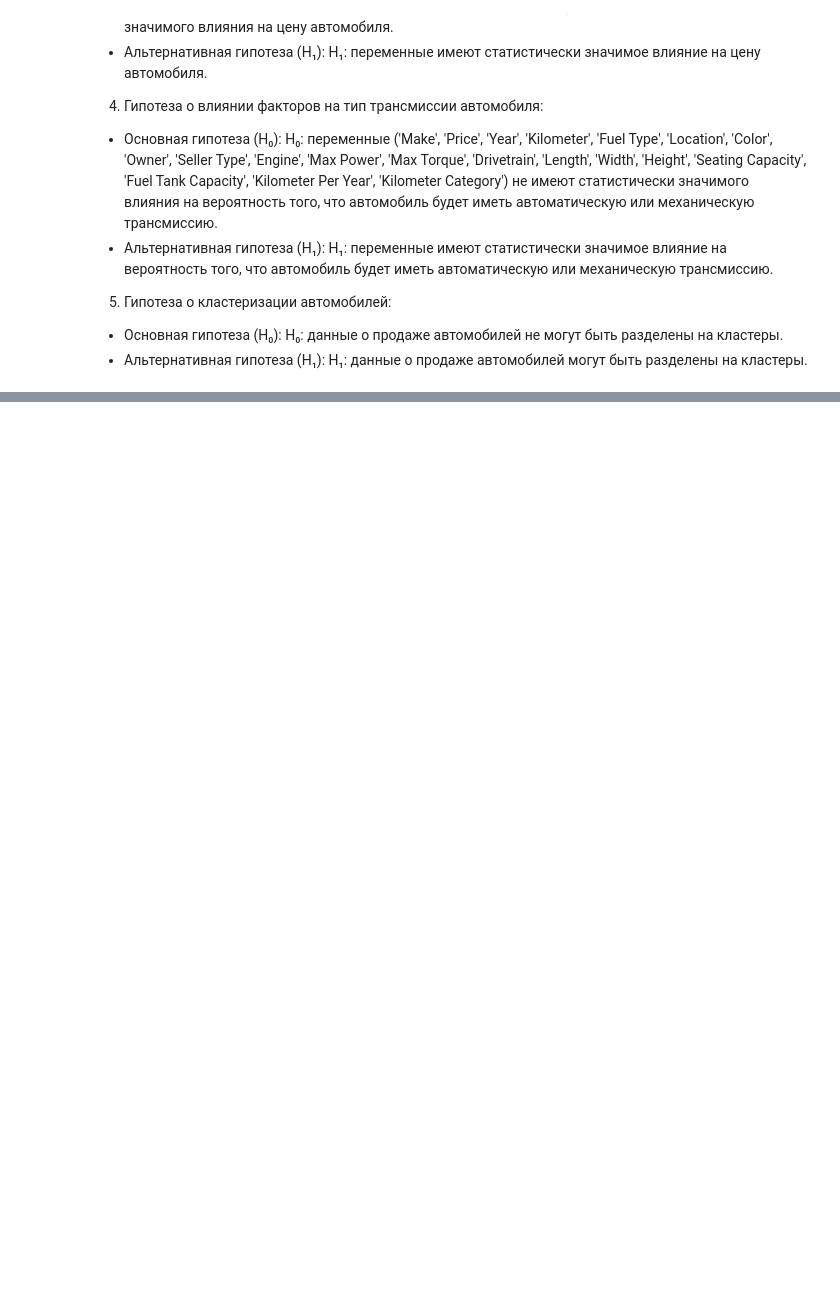
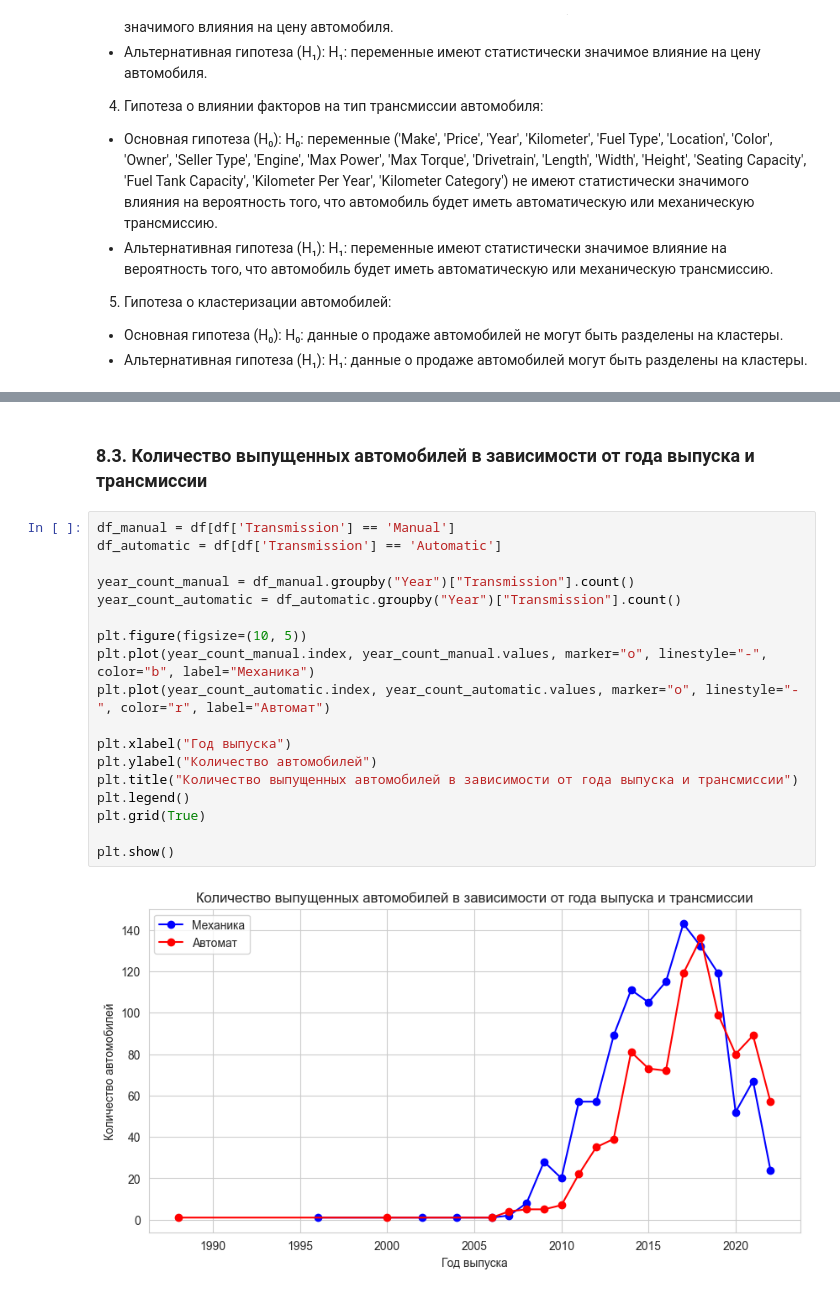
Before and after one commit to brshtsk/hell-in-python, a Jupyter notebook: Проект-авто.ipynb, the cells around one changed output, grey strips where cells are left out. Drawn from its saved outputs; the diff is of its cells as text; blank space fills up the shorter version.

```diff
--- a/Проект-авто.ipynb
+++ b/Проект-авто.ipynb
@@ -304,0 +376,22 @@ H₁: данные о продаже автомобилей могут быть
+# %% [markdown]
+### 8.3. Количество выпущенных автомобилей в зависимости от года выпуска и трансмиссии
+# %%
+df_manual = df[df['Transmission'] == 'Manual']
+df_automatic = df[df['Transmission'] == 'Automatic']
+
+year_count_manual = df_manual.groupby("Year")["Transmission"].count()
+year_count_automatic = df_automatic.groupby("Year")["Transmission"].count()
+
+plt.figure(figsize=(10, 5))
+plt.plot(year_count_manual.index, year_count_manual.values, marker="o", linestyle="-", color="b", label="Механика")
+plt.plot(year_count_automatic.index, year_count_automatic.values, marker="o", linestyle="-", color="r", label="Автомат")
+
+plt.xlabel("Год выпуска")
+plt.ylabel("Количество автомобилей")
+plt.title("Количество выпущенных автомобилей в зависимости от года выпуска и трансмиссии")
+plt.legend()
+plt.grid(True)
+
+plt.show()
+# %% [output]
+[figure, added]
```
Also changed, not shown: parts of 34 cells of this notebook.
